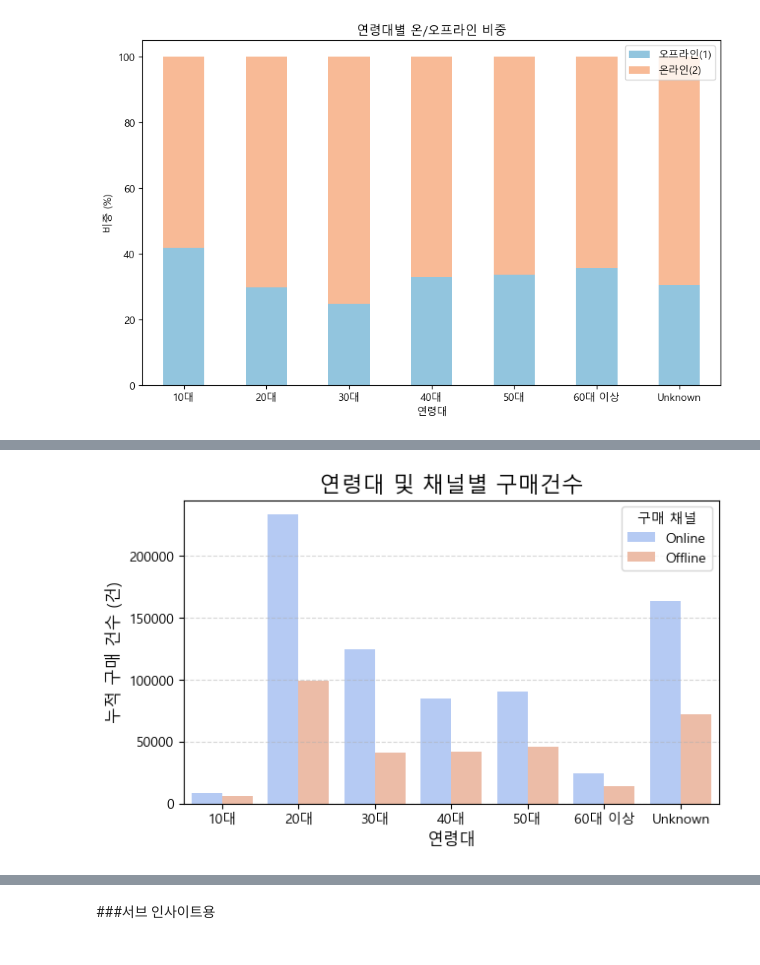
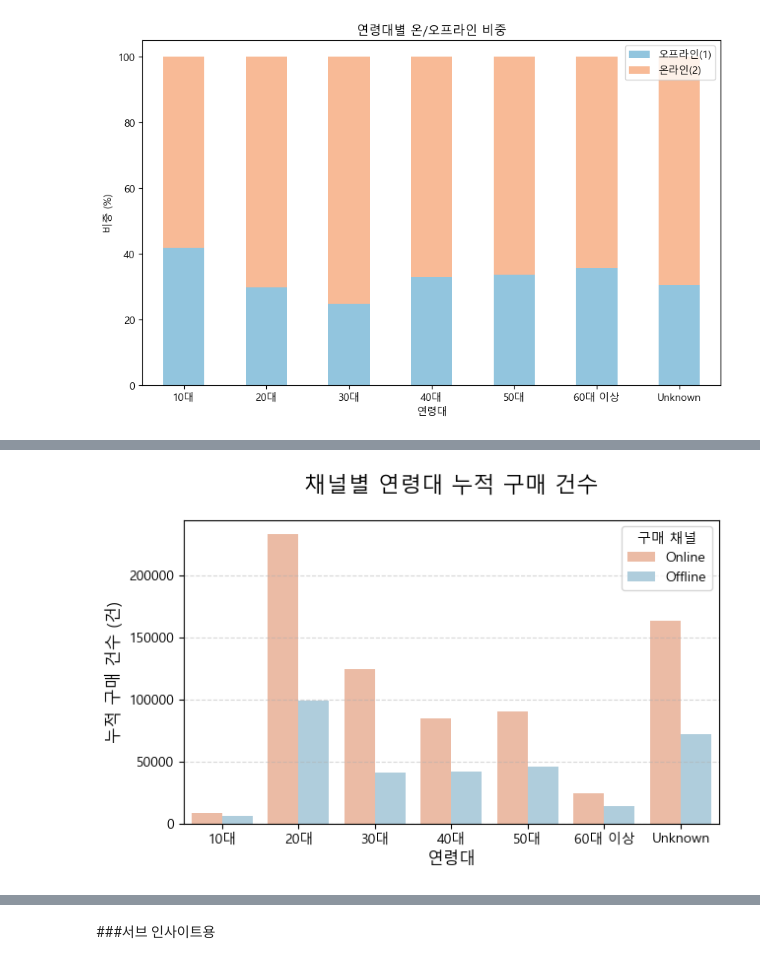
Before and after one commit to yoohengu/cross-gen-biz-analysis, a Jupyter notebook: notebooks/chanhui_eda/hm_2020_business_insight.ipynb, the cells around one changed output, grey strips where cells are left out. Saved outputs shown, nothing was run; the diff lists cells and outputs as text; code cells hidden in the pictures.

```diff
--- a/notebooks/chanhui_eda/hm_2020_business_insight.ipynb
+++ b/notebooks/chanhui_eda/hm_2020_business_insight.ipynb
@@ -348,10 +349,6 @@ print("전체 거래 건수:", f"{df_tran2.shape[0]:,}")
 오프라인: 319,383
 전체 거래 건수: 1,048,575
 # %%
-import matplotlib.pyplot as plt
-
-# 한글 폰트 설정 (Windows)
-plt.rc('font', family='Malgun Gothic')
 plt.figure(figsize=(7, 7))
 # 조각 하나 살짝 띄우기
 explode = [0, 0.10]
@@ -633,9 +621,6 @@ cols_to_drop = [
 df_art_cleaned = df_art2.drop(columns=cols_to_drop)
 # %%
 ## [articles] EDA 시각화
-
-plt.rc('font', family='Malgun Gothic')
-plt.rcParams['axes.unicode_minus'] = False
 
 # 1. product_group_name(상품 그룹) 분포 확인 (가로형 막대그래프), 내림차순
 plt.figure(figsize=(12, 6))
@@ -1026,12 +1005,6 @@ age_price_analysis.round(4)
 | 60대 이상 | 1157.5371 | 0.0304 |
 | Unknown | 6549.8768 | 0.0278 |
 # %%
-import matplotlib.pyplot as plt
-import seaborn as sns
-
-
-plt.rc('font', family='Malgun Gothic')
-
 plt.figure(figsize=(12, 8))
 ax= age_price_analysis['총 매출액'].plot(kind='bar', color='#f8ba96')
 
@@ -1085,10 +1058,6 @@ channel_perc.round(1)
 | 60대 이상 | 35.8 | 64.2 |
 | Unknown | 30.5 | 69.5 |
 # %%
-import matplotlib.pyplot as plt
-
-plt.rc('font', family='Malgun Gothic')
-
 channel_perc.plot(kind='bar', stacked=True, color=['#92c5de', "#f8ba96"], figsize=(10, 6))
 
 
@@ -1103,25 +1125,23 @@ plt.show()
 # %%
 ##연령대 및 채널별 구매건수
-import matplotlib.pyplot as plt
-import seaborn as sns
 plt.figure(figsize=(7, 4))
 
 sns.countplot(
     data=final_df,
     x='age_segment',
     hue='channel',
     order=['10대', '20대', '30대', '40대', '50대', '60대 이상', 'Unknown'],
-    palette='coolwarm'
+    palette='RdBu'
 )
 
-plt.title('연령대 및 채널별 구매건수', fontsize=16)
+plt.title('채널별 연령대 누적 구매 건수', fontsize=16, pad=20)
 plt.xlabel('연령대', fontsize=12)
-plt.ylabel('누적 구매 건수 (건)', fontsize=12)
+plt.ylabel('누적 구매 건수 (건)', fontsize=12)  #df_merged 행의 개수(=거래 개수)
 plt.legend(title='구매 채널')
 plt.grid(axis='y', linestyle='--', alpha=0.5)
 plt.show()
 # %% [output]
-[figure, old version]
+[figure, new version]
 # %%
 ## 연령대 및 채널별 누적 매출액
 df_sales = final_df.groupby(['age_segment', 'channel'])['price'].sum().reset_index()
```
Also changed, not shown: parts of 26 cells of this notebook.
